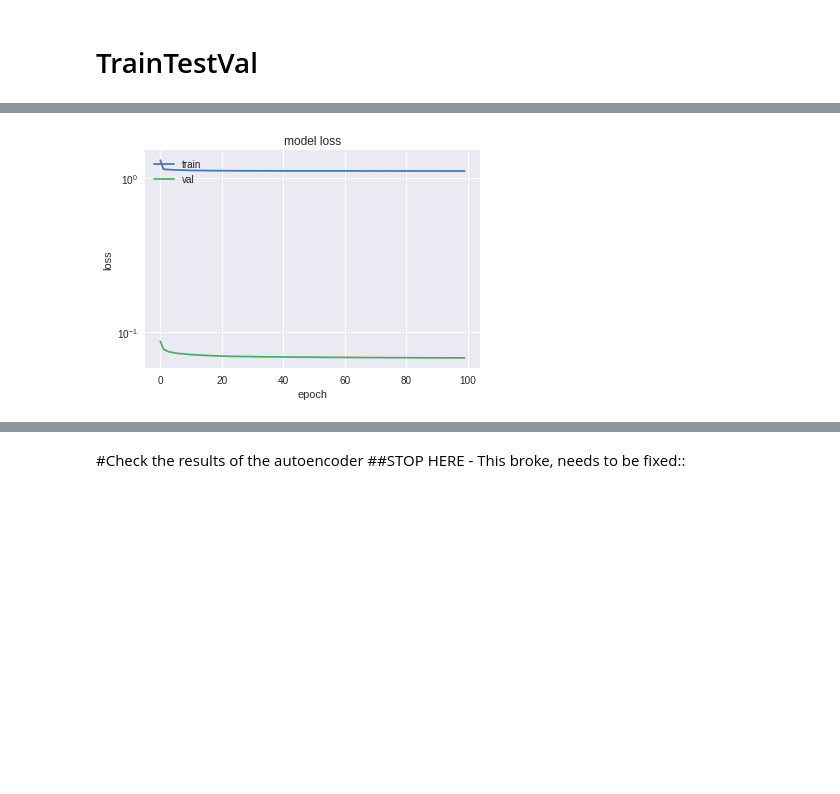
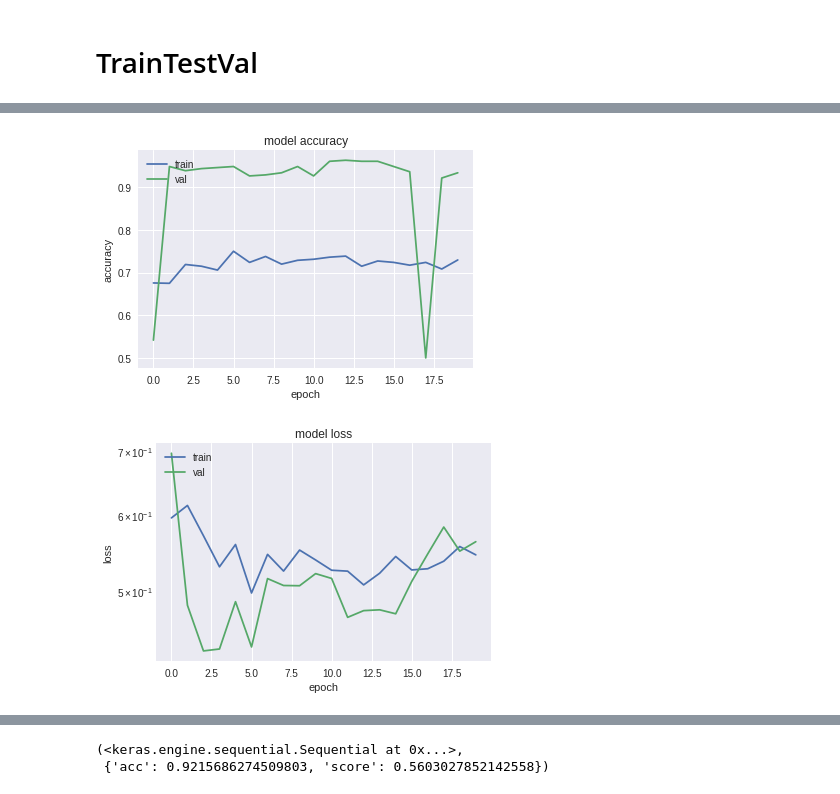
Before and after one commit to kylemath/DeepEEG, a Jupyter notebook: notebooks/DeepEEG_Sim.ipynb, the cells around one changed output, grey strips where cells are left out. Saved outputs shown, nothing was run; the diff lists cells and outputs as text; code cells hidden in the pictures; blank space fills up the shorter version.

```diff
--- a/notebooks/DeepEEG_Sim.ipynb
+++ b/notebooks/DeepEEG_Sim.ipynb
@@ -164,18 +55,2 @@ Ready.
 # %% [markdown]
 #Run Preprocessing
-# %%
-##Preprocessing Settings
-event_id = {event_names[1]: event_nums[1], event_names[0]: event_nums[0]} #create dict
-
-epochs = PreProcess(raw, event_id, rej_thresh_uV=10000,
-                    plot_psd=False,plot_events=False,plot_erp=True,
-                   epoch_time=(-2,4), baseline=(-2,-1))
-
-
-#plot_psd=False, filter_data=True,
-#eeg_filter_highpass=1, plot_events=False, ,
-# rej_thresh_uV=150,
-#epoch_decim=1, plot_electrodes=True,
-#plot_erp=True
-
-#keep epoch_decim=1 if using frequency_domain
@@ -189,0 +57,2 @@ Event IDs: [1 2]
+# %%
+epochs = PreProcess(raw, event_id,filter_data=False)
@@ -229,0 +77,2 @@ Class Weights: [0.9375     1.07142857]
+# %%
+feats = FeatureEngineer(epochs, model_type = 'NN')
@@ -256,0 +94,2 @@ _________________________________________________________________
+# %%
+model, encoder = CreateModel(feats, units=[32,32,32,32])
@@ -257,7 +114,6 @@ _________________________________________________________________
 # %% [markdown]
 # TrainTestVal
 # %%
-TrainTestVal(model, feats,
-             batch_size=4,train_epochs=100)
+TrainTestVal(model, feats)
 # %% [output]
 Training Model:
@@ -280 +136,2 @@ Epoch 100/100
-[figure, old version]
+[figure, new version]
+[figure, added]
@@ -281,3 +142,2 @@ Epoch 100/100
+(<keras.engine.sequential.Sequential at 0x...>,
+ {'acc': 0.9215686274509803, 'score': 0.5603027852142558})
-# %% [markdown]
-#Check the results of the autoencoder
-##STOP HERE - This broke, needs to be fixed::
```
Also changed, not shown: parts of 22 cells of this notebook.
